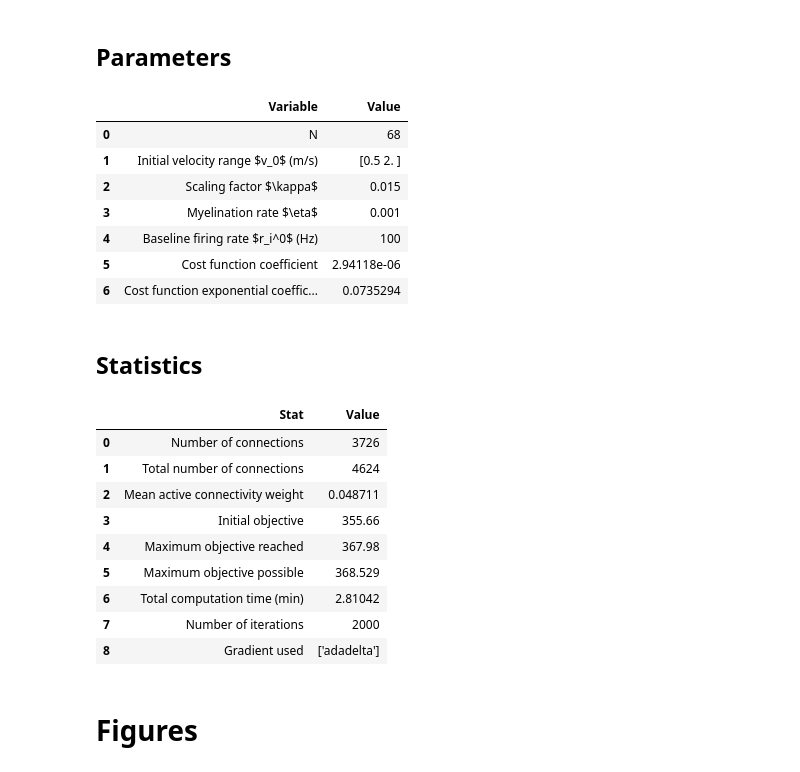
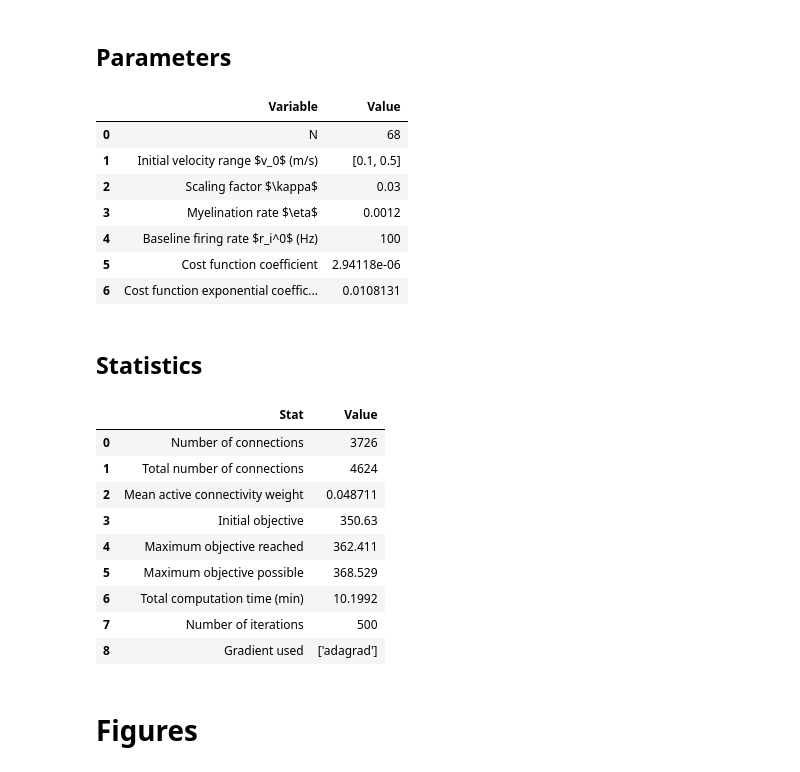
Before and after one commit to parkseo7/ADM-in-Neuronal-Population, a Jupyter notebook: script_plotMatData.ipynb, the cells around one changed output. Saved outputs shown, nothing was run; the diff lists cells and outputs as text; code cells hidden in the pictures.

```diff
--- a/script_plotMatData.ipynb
+++ b/script_plotMatData.ipynb
@@ -59,11 +59,9 @@ kappa = dictPar['kappa'][0,0]
 eta = dictPar['eta'][0,0]
 numIters = dictPar['numIters'][0,0]
 
-alpha1 = dictPar['alpha1'][0,0]
-alpha2 = dictPar['alpha2'][0,0]
-
 # Injury parameters
-vel_range = np.reshape(dictPar['vRange'], -1)
+vLow = dictPar['vLow'][0,0]
+vHigh = dictPar['vHigh'][0,0]
 
 # Other
 tau0 = dist / vel0
@@ -72,6 +70,9 @@ iters = np.arange(numIters)
 ### Processed arrays
 # %%
 dictArr = sio.loadmat(filename_arrays)
+
+alpha1 = dictArr['alpha1'][0,0]
+alpha2 = dictArr['alpha2'][0,0]
 
 # Stability
 eigs = dictArr['eigs']
@@ -80,7 +81,7 @@ stab = np.min(eigs.real, axis=0)
 # ODE solved rates arrays?
 
 # Objective
-objective = np.reshape(dictArr['objective'], -1) # Objective over iters
+objective = np.reshape(dictArr['obj_arr'], -1) # Objective over iters
 objMax = dictArr['objMax'][0,0]
 
 # Histograms
@@ -108,27 +109,27 @@ mode = dictArr['mode']
 # %%
 var_name1 = ['N', r'Initial velocity range $v_0$ (m/s)',
             r'Scaling factor $\kappa$',
             r'Myelination rate $\eta$',
             r'Baseline firing rate $r_i^0$ (Hz)',
             r'Cost function coefficient',
             r'Cost function exponential coefficient'
             ]
 
-var_value1 = [N, vel_range, kappa, eta, r0[0], alpha1, alpha2]
+var_value1 = [N, [vLow, vHigh], kappa, eta, r0[0], alpha1, alpha2]
 
 table1 = pd.DataFrame({'Variable' : var_name1, 'Value': var_value1})
 
 # Display
 table1.style
 # %% [output]
 |  | Variable | Value |
 | 0 | N | 68 |
-| 1 | Initial velocity range $v_0$ (m/s) | [0.5 2. ] |
-| 2 | Scaling factor $\kappa$ | 0.015 |
-| 3 | Myelination rate $\eta$ | 0.001 |
+| 1 | Initial velocity range $v_0$ (m/s) | [0.1, 0.5] |
+| 2 | Scaling factor $\kappa$ | 0.03 |
+| 3 | Myelination rate $\eta$ | 0.0012 |
 | 4 | Baseline firing rate $r_i^0$ (Hz) | 100 |
 | 5 | Cost function coefficient | 2.94118e-06 |
-| 6 | Cost function exponential coeffic... | 0.0735294 |
+| 6 | Cost function exponential coeffic... | 0.0108131 |
 # %% [markdown]
 ## Statistics
 # %%
@@ -162,12 +163,12 @@ table3.style
 | 0 | Number of connections | 3726 |
 | 1 | Total number of connections | 4624 |
 | 2 | Mean active connectivity weight | 0.048711 |
-| 3 | Initial objective | 355.66 |
-| 4 | Maximum objective reached | 367.98 |
+| 3 | Initial objective | 350.63 |
+| 4 | Maximum objective reached | 362.411 |
 | 5 | Maximum objective possible | 368.529 |
-| 6 | Total computation time (min) | 2.81042 |
-| 7 | Number of iterations | 2000 |
-| 8 | Gradient used | ['adadelta'] |
+| 6 | Total computation time (min) | 10.1992 |
+| 7 | Number of iterations | 500 |
+| 8 | Gradient used | ['adagrad'] |
 # %% [markdown]
 # Figures
 # %% [markdown]
```
Also changed, not shown: parts of 8 cells of this notebook, 6 other files.
